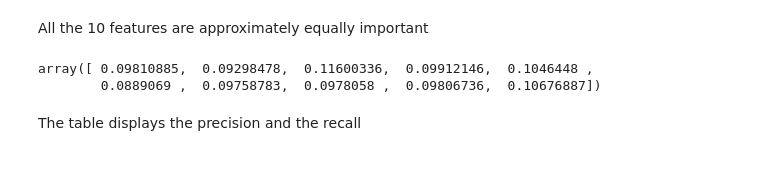
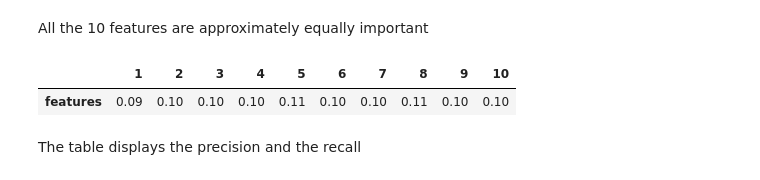
Before and after one commit to gavinln/scikit-vm, a Jupyter notebook: notebooks/10_Gradient_boosting_classifier.ipynb, the cells around one changed output. Cells and saved outputs as stored; diff of their text form; code cells hidden in the pictures.

```diff
--- a/notebooks/10_Gradient_boosting_classifier.ipynb
+++ b/notebooks/10_Gradient_boosting_classifier.ipynb
@@ -84,10 +87,10 @@ ACC: 0.9120
 # %% [markdown]
 All the 10 features are approximately equally important
-# %%
-est.feature_importances_
-# %% [output]
-array([ 0.09810885,  0.09298478,  0.11600336,  0.09912146,  0.1046448 ,
-        0.0889069 ,  0.09758783,  0.0978058 ,  0.09806736,  0.10676887])
+# %%
+pd.DataFrame(est.feature_importances_, index=range(1, 11), columns=['features']).transpose()
+# %% [output]
+|  | 1 | 2 | 3 | 4 | 5 | 6 | 7 | 8 | 9 | 10 |
+| features | 0.09 | 0.10 | 0.10 | 0.10 | 0.11 | 0.10 | 0.10 | 0.11 | 0.10 | 0.10 |
 # %% [markdown]
 The table displays the precision and the recall
 # %%
```
Also changed, not shown: parts of 7 cells of this notebook.
